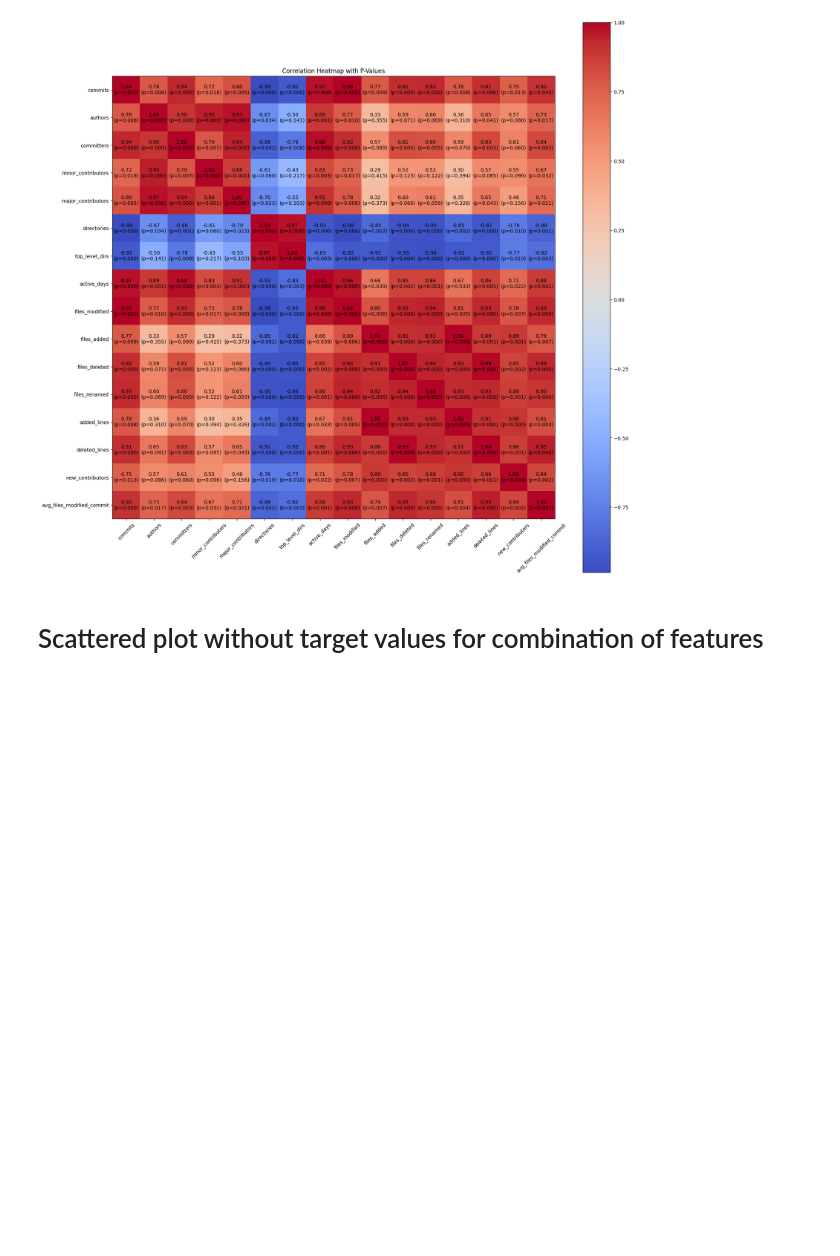
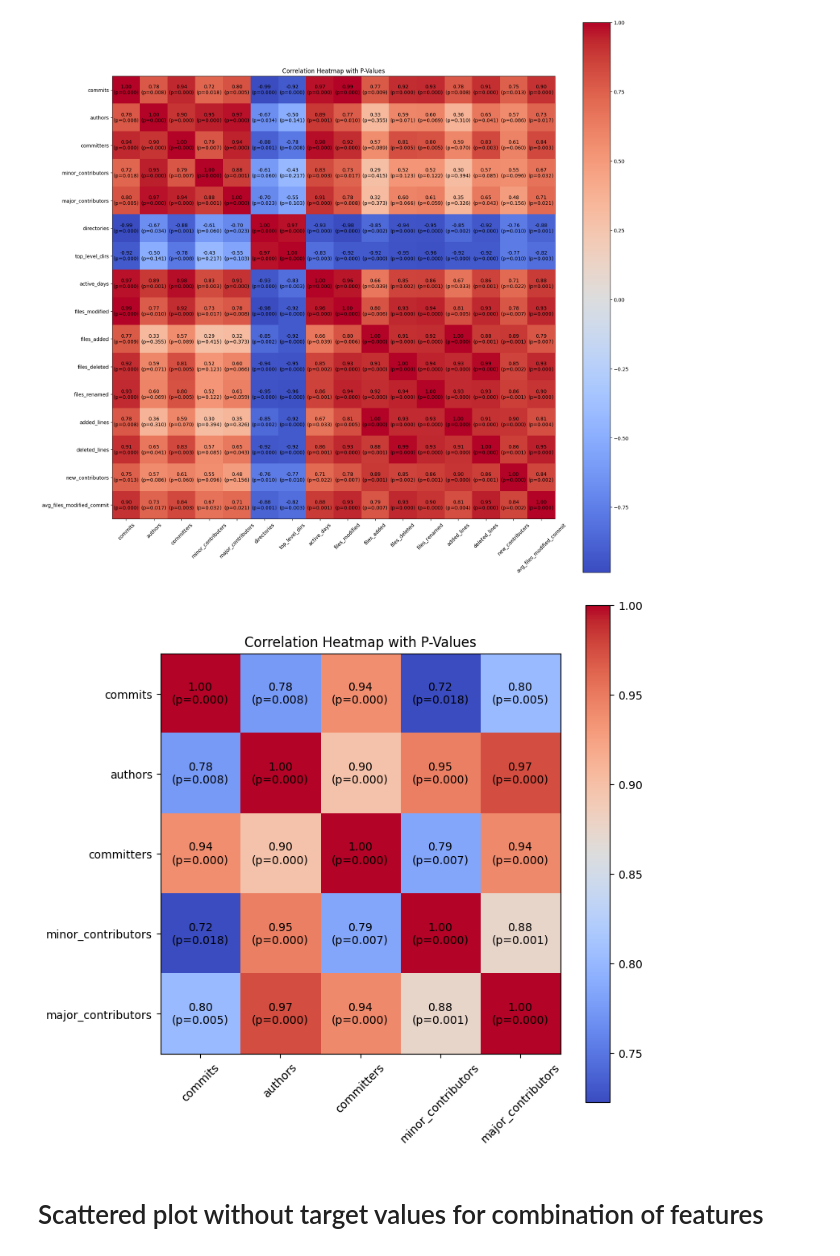
Before and after one commit to OSS-Health-Assess/SE-project, a Jupyter notebook: correlation-EDA-on-scraper-output.ipynb, the cells around one changed output. Saved outputs shown, nothing was run; the diff lists cells and outputs as text; code cells hidden in the pictures; blank space fills up the shorter version.

Commit message:
add correlation heatma for top fivep

```diff
--- a/correlation-EDA-on-scraper-output.ipynb
+++ b/correlation-EDA-on-scraper-output.ipynb
@@ -585,6 +572,47 @@ plt.title("Correlation Heatmap with P-Values")
 plt.show()
 # %% [output]
 [figure]
+# %%
+import pandas as pd
+import numpy as np
+import matplotlib.pyplot as plt
+from scipy import stats
+
+df = pd.DataFrame.from_dict(ungrouped_vals)
+df = df[['commits', 'authors', 'committers', 'minor_contributors', 'major_contributors']]
+corr_matrix = df.corr()
+p_values = pd.DataFrame(np.zeros((df.shape[1], df.shape[1])), columns=df.columns, index=df.columns)
+
+# Compute p-values
+for col1 in columns:
+    for col2 in columns:
+        _, p = stats.pearsonr(df[col1], df[col2])
+        p_values.loc[col1, col2] = p
+
+fig, ax = plt.subplots(figsize=(8, 8))
+cax = ax.imshow(corr_matrix, cmap='coolwarm', interpolation='nearest')
+
+# Add colorbar
+fig.colorbar(cax)
+
+# Set axis labels
+ax.set_xticks(np.arange(len(corr_matrix.columns)))
+ax.set_yticks(np.arange(len(corr_matrix.columns)))
+ax.set_xticklabels(corr_matrix.columns, rotation=45)
+ax.set_yticklabels(corr_matrix.columns)
+
+# Display correlation and p-values in cells
+for i in range(len(corr_matrix.columns)):
+    for j in range(len(corr_matrix.columns)):
+        corr_val = corr_matrix.iloc[i, j]
+        p_val = p_values.iloc[i, j]
+        text = f"{corr_val:.2f}\n(p={p_val:.3f})"
+        ax.text(j, i, text, ha='center', va='center', color='black')
+
+plt.title("Correlation Heatmap with P-Values")
+plt.show()
+# %% [output]
+[figure, added]
 # %% [markdown]
 # Scattered plot without target values for combination of features
 # %%
```
Also changed, not shown: parts of 3 cells of this notebook.
